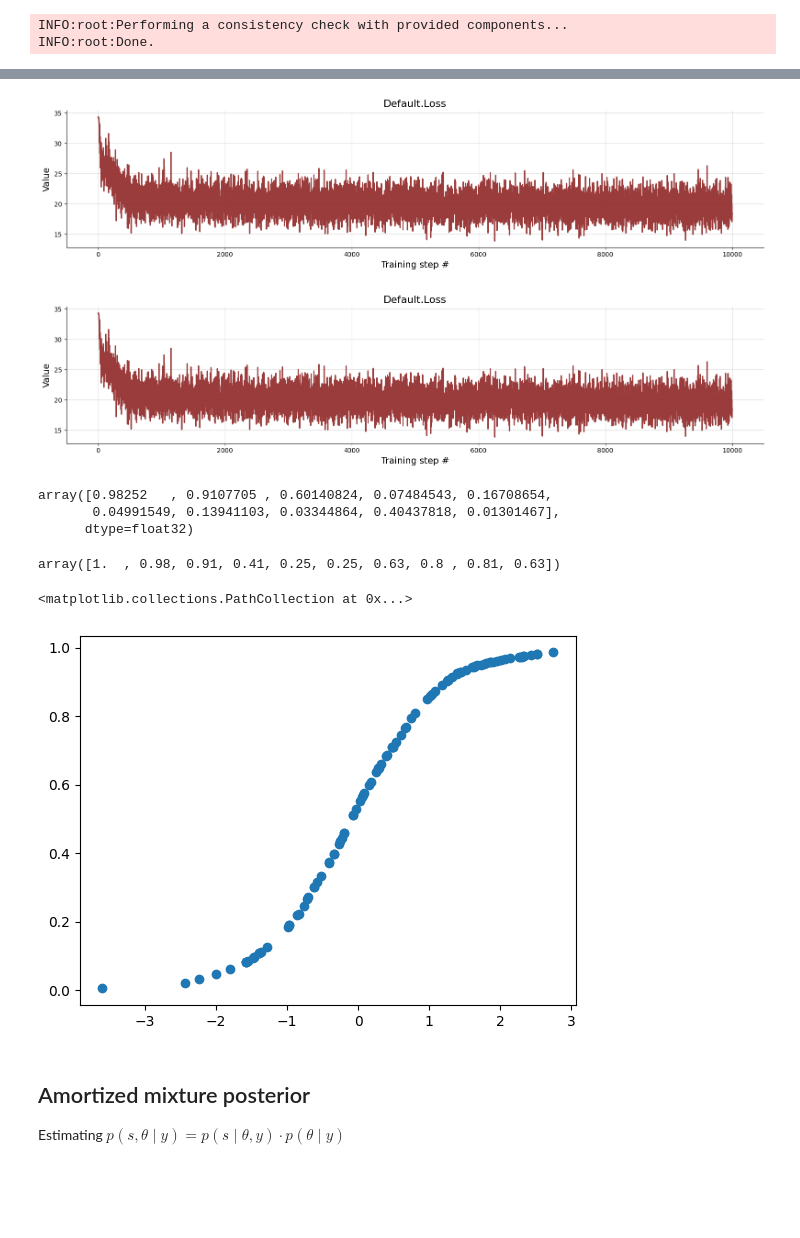
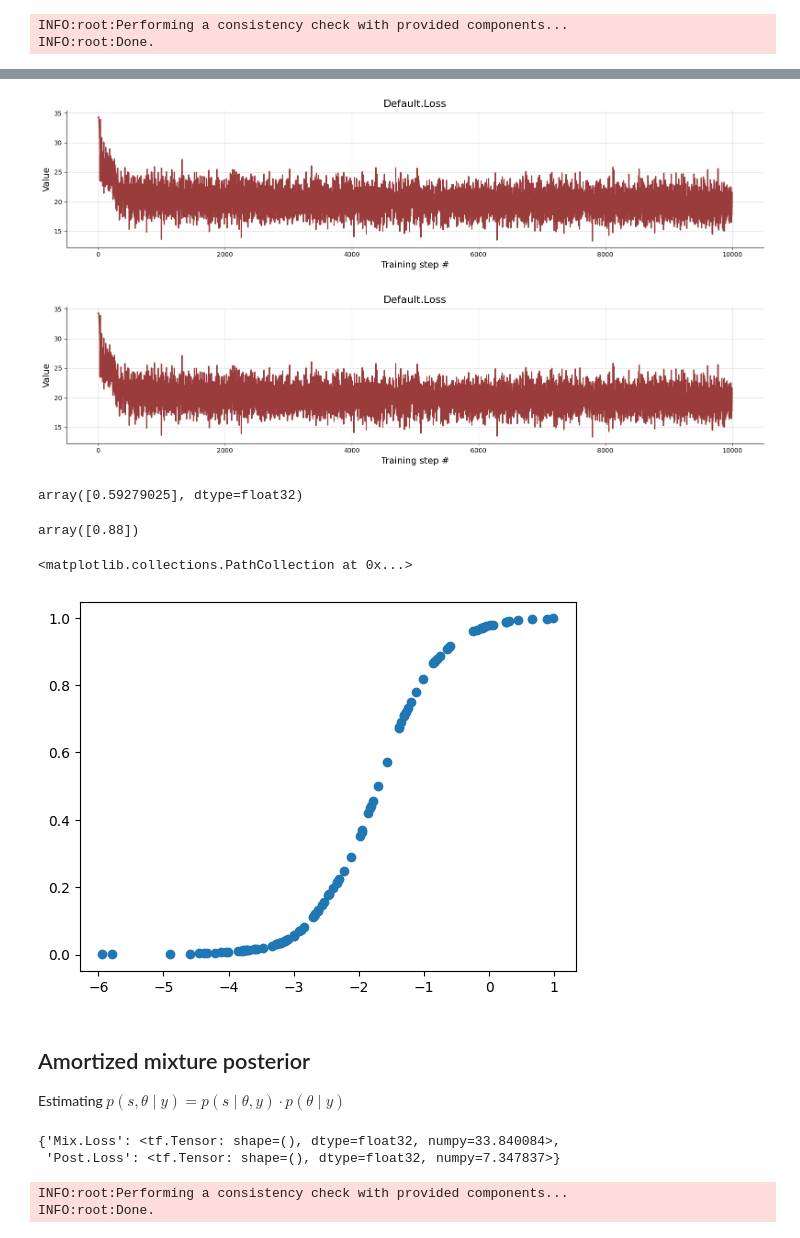
Before and after one commit to Kucharssim/bayesflow-amortized-mixtures, a Jupyter notebook: normal-mixture.ipynb, the cells around one changed output, grey strips where cells are left out. Drawn from its saved outputs; the diff is of its cells as text; code cells hidden in the pictures; blank space fills up the shorter version.

```diff
--- a/normal-mixture.ipynb
+++ b/normal-mixture.ipynb
@@ -35,10 +35,10 @@ INFO:root:No optional prior batchable context provided.
 INFO:root:No optional simulation non-batchable context provided.
 INFO:root:No optional simulation batchable context provided.
 # %%
-inference_net = IndependentClassificator(num_outputs=NUM_STATES)
+NUM_STATES=2
 
 amortizer = AmortizedMixture(
-    inference_net=inference_net,
+    inference_net=IndependentClassificator(num_outputs=NUM_STATES),
     local_summary_net  = bf.networks.DeepSet(summary_dim=1),
     global_summary_net = bf.networks.DeepSet(summary_dim=10)
 )
@@ -80,18 +81,16 @@ Wall time: 8min 5s
 # %%
 bf.diagnostics.plot_losses(h)
 # %% [output]
-[figure, old version]
+[figure, new version]
-[figure, old version]
+[figure, new version]
 # %%
-d = model(10)
+d = model(1)
 cd = configurator(d)
 # %%
 p = amortizer.posterior_probs(cd)
 classification_entropy(p)
 # %% [output]
-array([0.98252   , 0.9107705 , 0.60140824, 0.07484543, 0.16708654,
-       0.04991549, 0.13941103, 0.03344864, 0.40437818, 0.01301467],
-      dtype=float32)
+array([0.59279025], dtype=float32)
 # %%
 def accuracy(p, latents):
     cls = tf.one_hot(np.argmax(p, axis=-1), p.shape[-1])
@@ -100,12 +99,12 @@ def accuracy(p, latents):
 
 np.mean(accuracy(p, cd['latents']), axis=1)
 # %% [output]
-array([1.  , 0.98, 0.91, 0.41, 0.25, 0.25, 0.63, 0.8 , 0.81, 0.63])
+array([0.88])
 # %%
-plt.scatter(cd['observables'][-2, :, 0, 0], p[-2,:,1])
+plt.scatter(cd['observables'][0, :, 0, 0], p[0,:,1])
 # %% [output]
 <matplotlib.collections.PathCollection at 0x...>
-[figure, old version]
+[figure, new version]
 # %% [markdown]
 ## Amortized mixture posterior
 
@@ -132,0 +147,10 @@ amortized_mixture_posterior = AmortizedMixturePosterior(
+# %%
+amortized_mixture_posterior.compute_loss(cd)
+# %% [output]
+{'Mix.Loss': <tf.Tensor: shape=(), dtype=float32, numpy=33.840084>,
+ 'Post.Loss': <tf.Tensor: shape=(), dtype=float32, numpy=7.347837>}
+# %%
+trainer = bf.trainers.Trainer(amortizer=amortized_mixture_posterior, generative_model=model, configurator=configurator_mixture_posterior)
+# %% [output]
+INFO:root:Performing a consistency check with provided components...
+INFO:root:Done.
```
Also changed, not shown: parts of 10 cells of this notebook, 2 other files.
